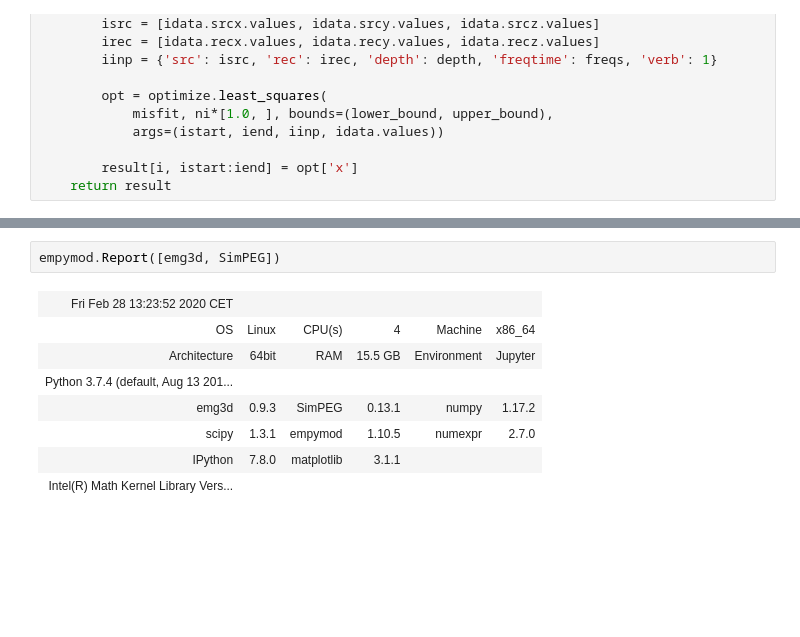
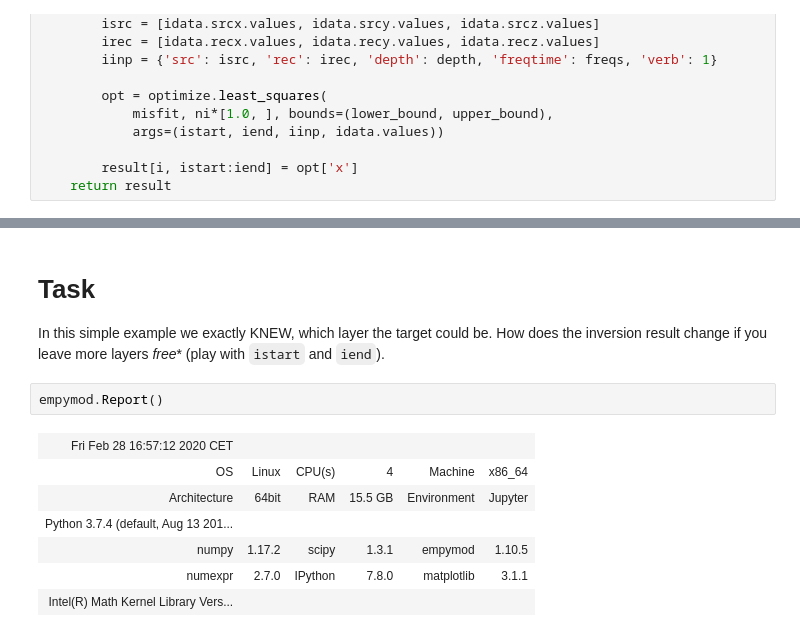
Before and after one commit to prisae/AESM1450, a Jupyter notebook: 6-Inversion-1D.ipynb, the cells around one changed output, grey strips where cells are left out. Saved outputs shown, nothing was run; the diff lists cells and outputs as text; blank space fills up the shorter version.

```diff
--- a/6-Inversion-1D.ipynb
+++ b/6-Inversion-1D.ipynb
@@ -315,14 +305,17 @@ plt.show()
 # %% [output]
 [interactive output not drawn]
 [interactive output not drawn]
+# %% [markdown]
+# Task
+
+In this simple example we exactly KNEW, which layer the target could be. How does the inversion result change if you leave more layers *free** (play with `istart` and `iend`).
 # %%
-empymod.Report([emg3d, SimPEG])
+empymod.Report()
 # %% [output]
-| Fri Feb 28 13:23:52 2020 CET |  |  |  |  |  |
+| Fri Feb 28 16:57:12 2020 CET |  |  |  |  |  |
 | OS | Linux | CPU(s) | 4 | Machine | x86_64 |
 | Architecture | 64bit | RAM | 15.5 GB | Environment | Jupyter |
 | Python 3.7.4 (default, Aug 13 201... |  |  |  |  |  |
-| emg3d | 0.9.3 | SimPEG | 0.13.1 | numpy | 1.17.2 |
-| scipy | 1.3.1 | empymod | 1.10.5 | numexpr | 2.7.0 |
-| IPython | 7.8.0 | matplotlib | 3.1.1 |  |  |
+| numpy | 1.17.2 | scipy | 1.3.1 | empymod | 1.10.5 |
+| numexpr | 2.7.0 | IPython | 7.8.0 | matplotlib | 3.1.1 |
 | Intel(R) Math Kernel Library Vers... |  |  |  |  |  |
```
Also changed, not shown: parts of 7 cells of this notebook, 1 other file.
